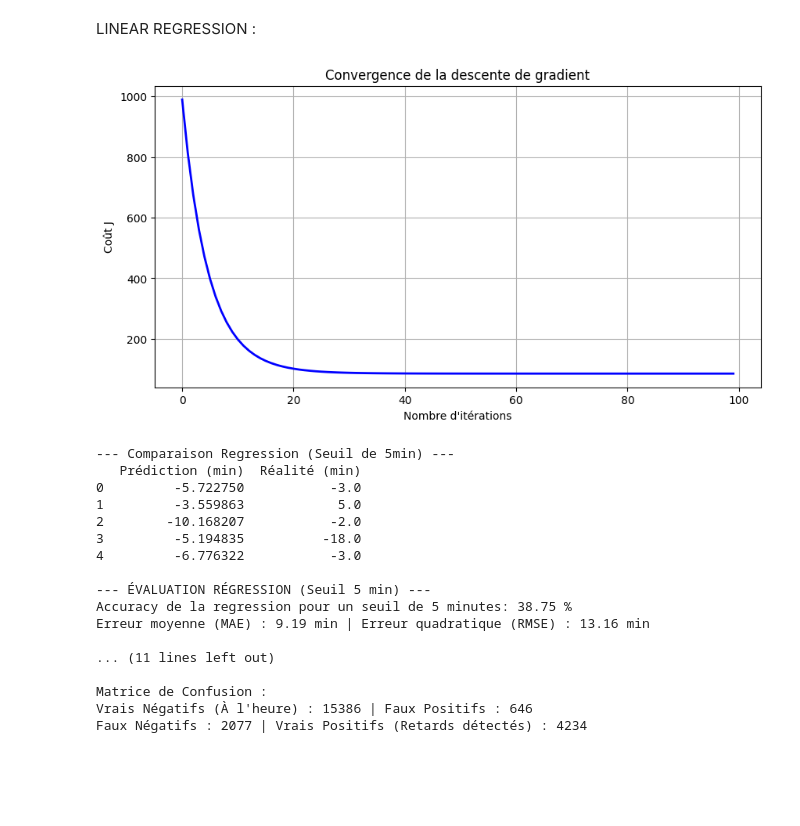
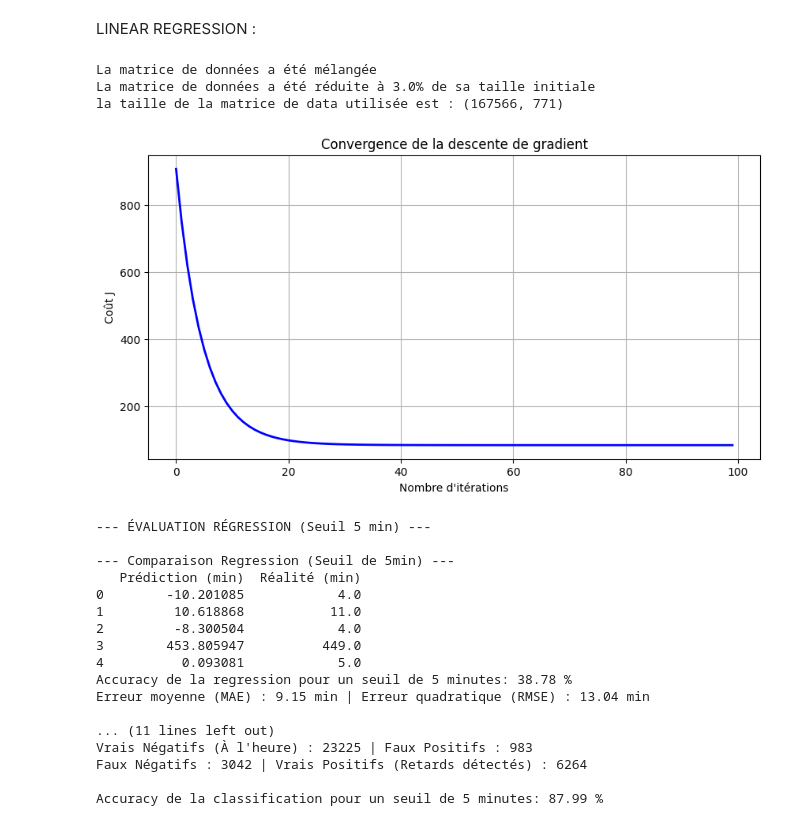
Before and after one commit to Shukaname/ML_Flight_Status_Prediction, a Jupyter notebook: main.ipynb, the cells around one changed output. Saved outputs shown, nothing was run; the diff lists cells and outputs as text; code cells hidden in the pictures; blank space fills up the shorter version.

Commit message:
Mise a jour main et linear_regression uniquement avec le fichier separate_data (dans sa branche)

```diff
--- a/main.ipynb
+++ b/main.ipynb
@@ -153,40 +152,49 @@ plt.show()
 # %% [markdown]
 LINEAR REGRESSION :
 # %%
+#reloading des modules
+importlib.reload(lr)
+importlib.reload(sd)
+
 # Séparation et préparation des données
-X_train, X_test, y_tr_reg, y_te_reg, y_tr_cl, y_te_cl = lr.separate_data(data)
+X_train, X_test, y_tr_reg, y_te_reg, y_tr_cl, y_te_cl = lr.call_data_preparation(data, size=0.03)
 
 # Normalisation et Intercept
 X_train_f, X_test_f = lr.normalisation(X_train, X_test)
 
 # Entraînement
 alpha = 0.1
 num_iters = 100
 theta_init = np.zeros(X_train_f.shape[1])
 
 theta_f, J_hist = lr.gradientDescentMulti(X_train_f, y_tr_reg, theta_init, alpha, num_iters)
 
+
 # Visualisation de la connvergence
 lr.visualisation_conv(J_hist)
 
+
 # Prédiction et Scores
 preds = lr.predict_and_evaluate(X_test_f, y_te_reg, theta_f, seuil=5)
 # %% [output]
+La matrice de données a été mélangée
+La matrice de données a été réduite à 3.0% de sa taille initiale
+la taille de la matrice de data utilisée est : (167566, 771)
-[figure, old version]
+[figure, new version]
---- Comparaison Regression (Seuil de 5min) ---
-   Prédiction (min)  Réalité (min)
-0         -5.722750           -3.0
-1         -3.559863            5.0
-2        -10.168207           -2.0
-3         -5.194835          -18.0
-4         -6.776322           -3.0
-
---- ÉVALUATION RÉGRESSION (Seuil 5 min) ---
-Accuracy de la regression pour un seuil de 5 minutes: 38.75 %
-Erreur moyenne (MAE) : 9.19 min | Erreur quadratique (RMSE) : 13.16 min
-
-... (11 lines left out)
-
-Matrice de Confusion :
-Vrais Négatifs (À l'heure) : 15386 | Faux Positifs : 646
-Faux Négatifs : 2077 | Vrais Positifs (Retards détectés) : 4234
+--- ÉVALUATION RÉGRESSION (Seuil 5 min) ---
+
+--- Comparaison Regression (Seuil de 5min) ---
+   Prédiction (min)  Réalité (min)
+0        -10.201085            4.0
+1         10.618868           11.0
+2         -8.300504            4.0
+3        453.805947          449.0
+4          0.093081            5.0
+Accuracy de la regression pour un seuil de 5 minutes: 38.78 %
+Erreur moyenne (MAE) : 9.15 min | Erreur quadratique (RMSE) : 13.04 min
+
+... (11 lines left out)
+Vrais Négatifs (À l'heure) : 23225 | Faux Positifs : 983
+Faux Négatifs : 3042 | Vrais Positifs (Retards détectés) : 6264
+
+Accuracy de la classification pour un seuil de 5 minutes: 87.99 %
```
Also changed, not shown: parts of 2 cells of this notebook, 1 other file.
